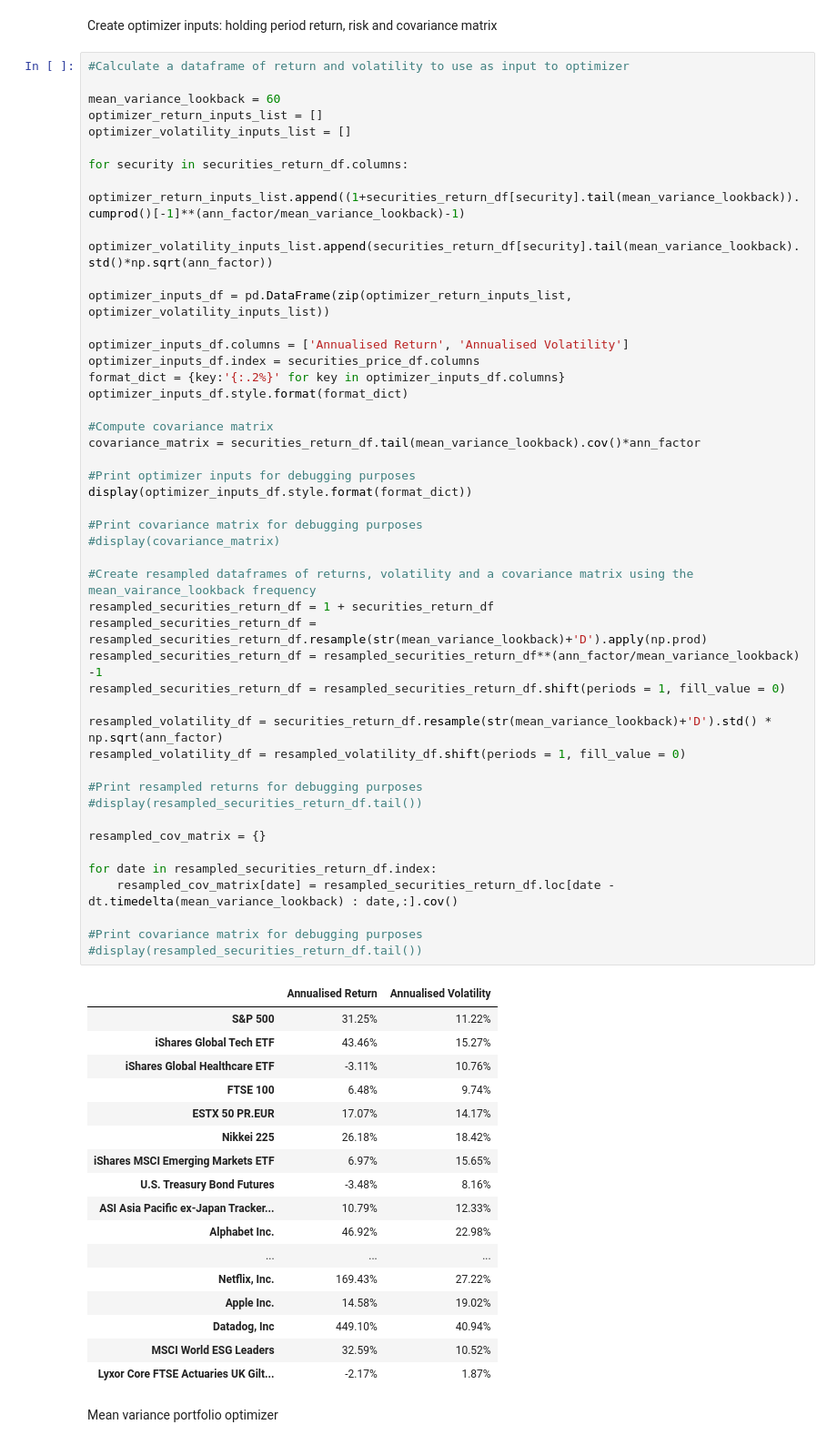
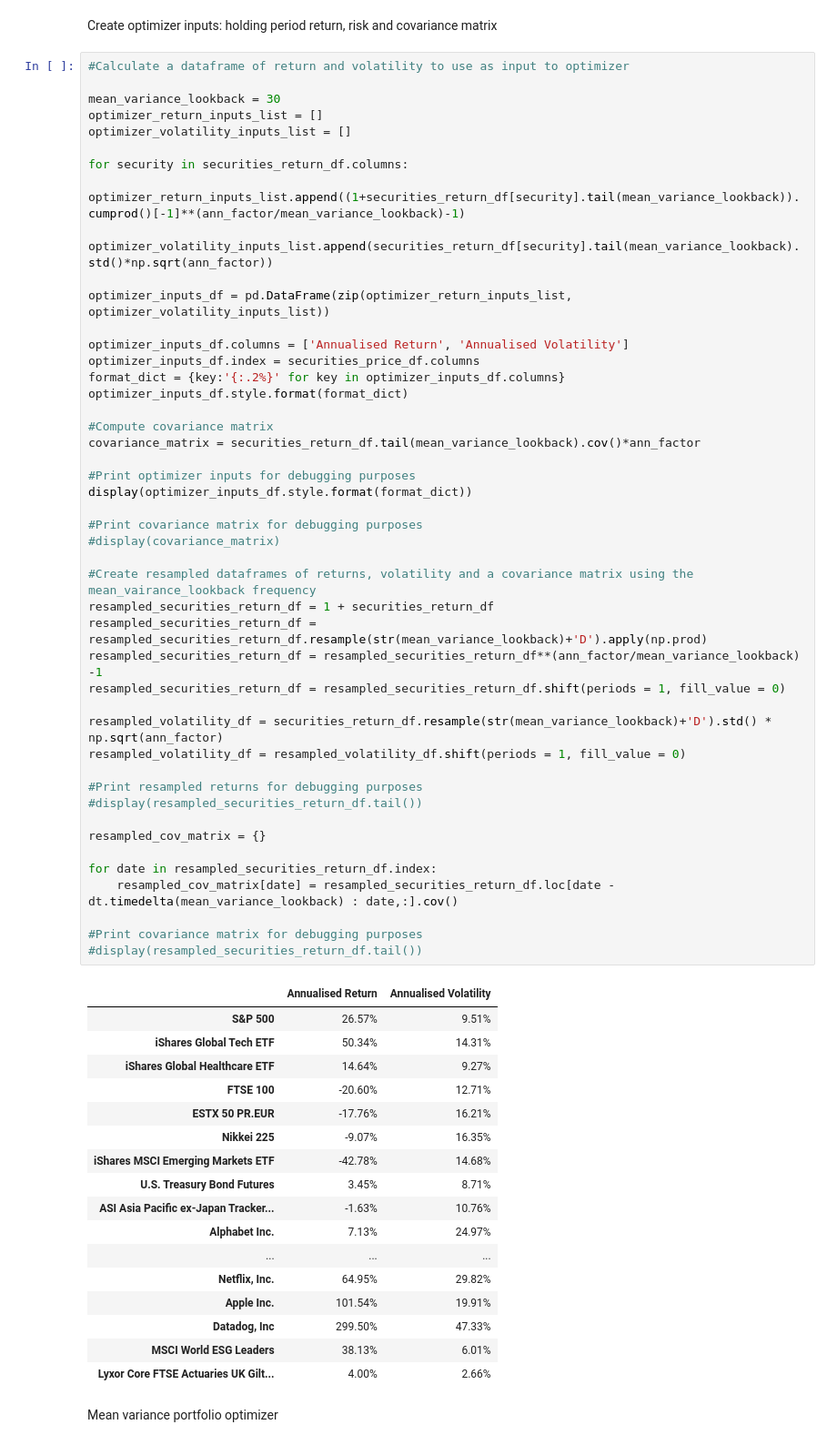
Before and after one commit to dhirlea/Portfolio-Optimizer, a Jupyter notebook: YahooPortfolioOptimizer.ipynb, the cells around one changed output. Shown at 91% size. Drawn from its saved outputs; the diff is of its cells as text.

```diff
--- a/YahooPortfolioOptimizer.ipynb
+++ b/YahooPortfolioOptimizer.ipynb
@@ -140,7 +140,7 @@ Create optimizer inputs: holding period return, risk and covariance matrix
 # %%
 #Calculate a dataframe of return and volatility to use as input to optimizer
 
-mean_variance_lookback = 60
+mean_variance_lookback = 30
 optimizer_return_inputs_list = []
 optimizer_volatility_inputs_list = []
 
@@ -158,49 +158,49 @@ optimizer_inputs_df.style.format(format_dict)
 #Compute covariance matrix
 covariance_matrix = securities_return_df.tail(mean_variance_lookback).cov()*ann_factor
 
 #Print optimizer inputs for debugging purposes
 display(optimizer_inputs_df.style.format(format_dict))
 
 #Print covariance matrix for debugging purposes
 #display(covariance_matrix)
 
 #Create resampled dataframes of returns, volatility and a covariance matrix using the mean_vairance_lookback frequency
 resampled_securities_return_df = 1 + securities_return_df
 resampled_securities_return_df = resampled_securities_return_df.resample(str(mean_variance_lookback)+'D').apply(np.prod)
 resampled_securities_return_df = resampled_securities_return_df**(ann_factor/mean_variance_lookback) -1
 resampled_securities_return_df = resampled_securities_return_df.shift(periods = 1, fill_value = 0)
 
 resampled_volatility_df = securities_return_df.resample(str(mean_variance_lookback)+'D').std() * np.sqrt(ann_factor)
 resampled_volatility_df = resampled_volatility_df.shift(periods = 1, fill_value = 0)
 
 #Print resampled returns for debugging purposes
 #display(resampled_securities_return_df.tail())
 
 resampled_cov_matrix = {}
 
 for date in resampled_securities_return_df.index:
     resampled_cov_matrix[date] = resampled_securities_return_df.loc[date - dt.timedelta(mean_variance_lookback) : date,:].cov()
 
 #Print covariance matrix for debugging purposes
 #display(resampled_securities_return_df.tail())
 # %% [output]
 |  | Annualised Return | Annualised Volatility |
-| S&P 500 | 31.25% | 11.22% |
-| iShares Global Tech ETF | 43.46% | 15.27% |
-| iShares Global Healthcare ETF | -3.11% | 10.76% |
-| FTSE 100 | 6.48% | 9.74% |
-| ESTX 50 PR.EUR | 17.07% | 14.17% |
-| Nikkei 225 | 26.18% | 18.42% |
-| iShares MSCI Emerging Markets ETF | 6.97% | 15.65% |
-| U.S. Treasury Bond Futures | -3.48% | 8.16% |
-| ASI Asia Pacific ex-Japan Tracker... | 10.79% | 12.33% |
-| Alphabet Inc. | 46.92% | 22.98% |
+| S&P 500 | 26.57% | 9.51% |
+| iShares Global Tech ETF | 50.34% | 14.31% |
+| iShares Global Healthcare ETF | 14.64% | 9.27% |
+| FTSE 100 | -20.60% | 12.71% |
+| ESTX 50 PR.EUR | -17.76% | 16.21% |
+| Nikkei 225 | -9.07% | 16.35% |
+| iShares MSCI Emerging Markets ETF | -42.78% | 14.68% |
+| U.S. Treasury Bond Futures | 3.45% | 8.71% |
+| ASI Asia Pacific ex-Japan Tracker... | -1.63% | 10.76% |
+| Alphabet Inc. | 7.13% | 24.97% |
 | ... | ... | ... |
-| Netflix, Inc. | 169.43% | 27.22% |
-| Apple Inc. | 14.58% | 19.02% |
-| Datadog, Inc | 449.10% | 40.94% |
-| MSCI World ESG Leaders | 32.59% | 10.52% |
-| Lyxor Core FTSE Actuaries UK Gilt... | -2.17% | 1.87% |
+| Netflix, Inc. | 64.95% | 29.82% |
+| Apple Inc. | 101.54% | 19.91% |
+| Datadog, Inc | 299.50% | 47.33% |
+| MSCI World ESG Leaders | 38.13% | 6.01% |
+| Lyxor Core FTSE Actuaries UK Gilt... | 4.00% | 2.66% |
 # %% [markdown]
 Mean variance portfolio optimizer
 # %%
```
Also changed, not shown: parts of 8 cells of this notebook.
